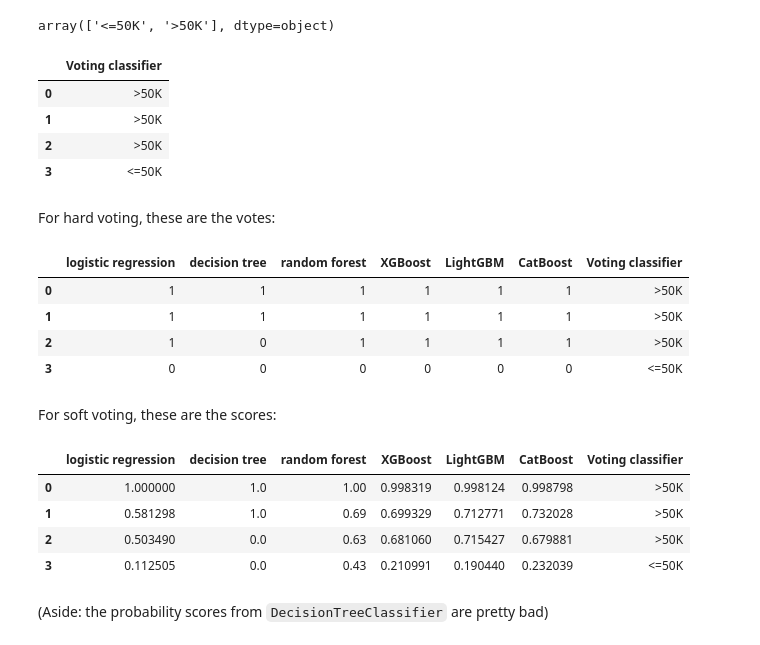
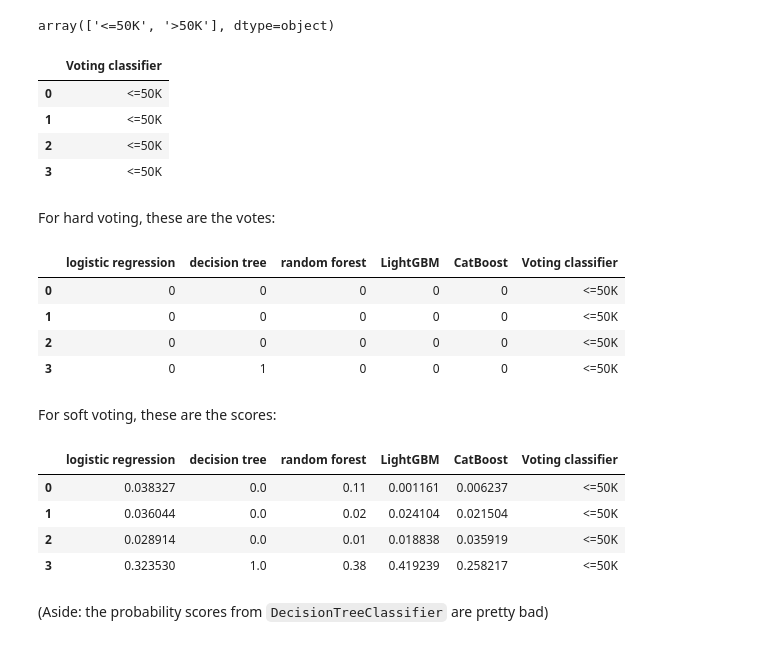
Before and after one commit to UBC-CS/cpsc330-2023s, a Jupyter notebook: lectures/11_ensembles.ipynb, the cells around one changed output. Saved outputs shown, nothing was run; the diff lists cells and outputs as text; code cells hidden in the pictures.

```diff
--- a/lectures/11_ensembles.ipynb
+++ b/lectures/11_ensembles.ipynb
@@ -480,7 +505,7 @@ classifiers = {
     "logistic regression": pipe_lr,
     "decision tree": pipe_dt,
     "random forest": pipe_rf,
-    "XGBoost": pipe_xgb,
+    #"XGBoost": pipe_xgb,
     "LightGBM": pipe_lgbm,
     "CatBoost": pipe_catboost,
 }
@@ -643,44 +672,44 @@ averaging_model.classes_
 # %% [output]
 array(['<=50K', '>50K'], dtype=object)
 # %%
-voting = {"Voting classifier": averaging_model.predict(test_g50k)}
+voting = {"Voting classifier": averaging_model.predict(test_l50k)}
 pd.DataFrame(voting)
 # %% [output]
 |  | Voting classifier |
-| 0 | >50K |
-| 1 | >50K |
-| 2 | >50K |
+| 0 | <=50K |
+| 1 | <=50K |
+| 2 | <=50K |
 | 3 | <=50K |
 # %% [markdown]
 For hard voting, these are the votes:
 # %%
 hard = {
-    name: classifier.predict(test_g50k)
+    name: classifier.predict(test_l50k)
     for name, classifier in averaging_model.named_estimators_.items()
 }
 hard.update(voting)
 pd.DataFrame(hard)
 # %% [output]
-|  | logistic regression | decision tree | random forest | XGBoost | LightGBM | CatBoost | Voting classifier |
-| 0 | 1 | 1 | 1 | 1 | 1 | 1 | >50K |
-| 1 | 1 | 1 | 1 | 1 | 1 | 1 | >50K |
-| 2 | 1 | 0 | 1 | 1 | 1 | 1 | >50K |
-| 3 | 0 | 0 | 0 | 0 | 0 | 0 | <=50K |
+|  | logistic regression | decision tree | random forest | LightGBM | CatBoost | Voting classifier |
+| 0 | 0 | 0 | 0 | 0 | 0 | <=50K |
+| 1 | 0 | 0 | 0 | 0 | 0 | <=50K |
+| 2 | 0 | 0 | 0 | 0 | 0 | <=50K |
+| 3 | 0 | 1 | 0 | 0 | 0 | <=50K |
 # %% [markdown]
 For soft voting, these are the scores:
 # %%
 soft = {
-    name: classifier.predict_proba(test_g50k)[:,1]
+    name: classifier.predict_proba(test_l50k)[:,1]
     for name, classifier in averaging_model.named_estimators_.items()
 }
 soft.update(voting)
 pd.DataFrame(soft)
 # %% [output]
-|  | logistic regression | decision tree | random forest | XGBoost | LightGBM | CatBoost | Voting classifier |
-| 0 | 1.000000 | 1.0 | 1.00 | 0.998319 | 0.998124 | 0.998798 | >50K |
-| 1 | 0.581298 | 1.0 | 0.69 | 0.699329 | 0.712771 | 0.732028 | >50K |
-| 2 | 0.503490 | 0.0 | 0.63 | 0.681060 | 0.715427 | 0.679881 | >50K |
-| 3 | 0.112505 | 0.0 | 0.43 | 0.210991 | 0.190440 | 0.232039 | <=50K |
+|  | logistic regression | decision tree | random forest | LightGBM | CatBoost | Voting classifier |
+| 0 | 0.038327 | 0.0 | 0.11 | 0.001161 | 0.006237 | <=50K |
+| 1 | 0.036044 | 0.0 | 0.02 | 0.024104 | 0.021504 | <=50K |
+| 2 | 0.028914 | 0.0 | 0.01 | 0.018838 | 0.035919 | <=50K |
+| 3 | 0.323530 | 1.0 | 0.38 | 0.419239 | 0.258217 | <=50K |
 # %% [markdown]
 (Aside: the probability scores from `DecisionTreeClassifier` are pretty bad)
 # %% [markdown]
```
Also changed, not shown: parts of 39 cells of this notebook, 2 other files.
